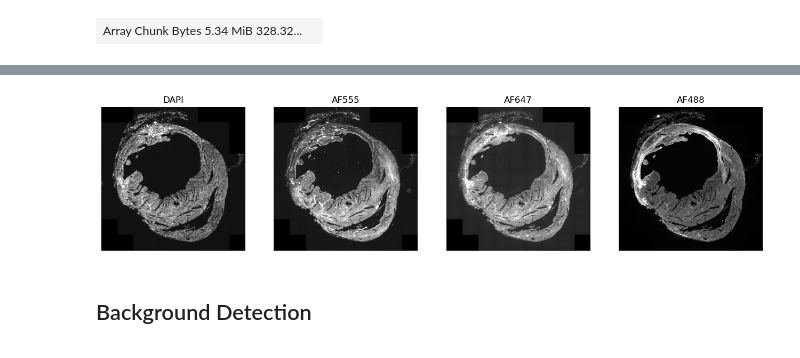
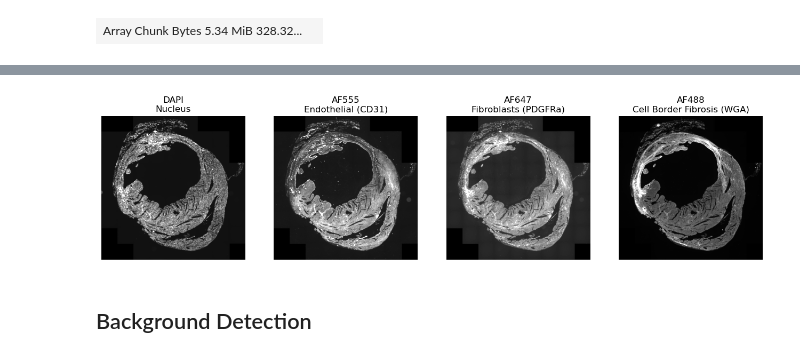
Before and after one commit to bpi-oxford/Myocardial-Infarction-Analysis, a Jupyter notebook: fluorescent.ipynb, the cells around one changed output, grey strips where cells are left out. Cells and saved outputs as stored; diff of their text form; code cells hidden in the pictures.

```diff
--- a/fluorescent.ipynb
+++ b/fluorescent.ipynb
@@ -275,10 +285,18 @@ pprint(channel_info)
   'LightSourcesSettings': {'LightSourceSettings': {'Intensity': '19.58 %',
                                                    'LightSource': {'@Id': 'LightSource:4'}}},
   'PixelType': 'Gray16'}]
+# %%
+# dictionary for the cell labels
+CELL_LABELS = {
+    "DAPI": "Nucleus",
+    "AF555": "Endothelial (CD31)",
+    "AF647": "Fibroblasts (PDGFRa)",
+    "AF488": "Cell Border Fibrosis (WGA)"
+}
 # %% [markdown]
 ## Display the Image
 # %%
-fig, axs = plt.subplots(1,4,figsize=(10,10))
+fig, axs = plt.subplots(1,4,figsize=(16,10))
 
 for i in range(4):
     ax = axs[i]
@@ -287,5 +305,5 @@ for i in range(4):
     lp = da.percentile(img_ch.ravel(),0.5)
     up = da.percentile(img_ch.ravel(),99.5)
     ax.imshow(img_ch,cmap="gray",vmin=lp,vmax=up)
-    ax.set_title(channel_info[i]['@Name'])
+    ax.set_title("{}\n{}".format(channel_info[i]['@Name'],CELL_LABELS[channel_info[i]['@Name']]))
 # %% [output]
@@ -320,16 +338,16 @@ with dask.annotate(resources={'GPU': 1}):
 # %%
 fig, axs = plt.subplots(1,4,figsize=(16,10))
 
 for i in range(4):
     ax = axs[i]
     ax.set_axis_off()
     img_ch = res[i]
     lp = da.percentile(img_ch.ravel(),0.5)
     up = da.percentile(img_ch.ravel(),99.5)
     ax.imshow(img_ch,cmap="gray",vmin=lp,vmax=up)
-    ax.set_title(channel_info[i]['@Name'])
+    ax.set_title("{}\n{}".format(channel_info[i]['@Name'],CELL_LABELS[channel_info[i]['@Name']]))
 # %% [output]
-[figure, old version]
+[figure, new version]
 # %% [markdown]
 ## Background Detection
 # %%
```
Also changed, not shown: parts of 42 cells of this notebook.
